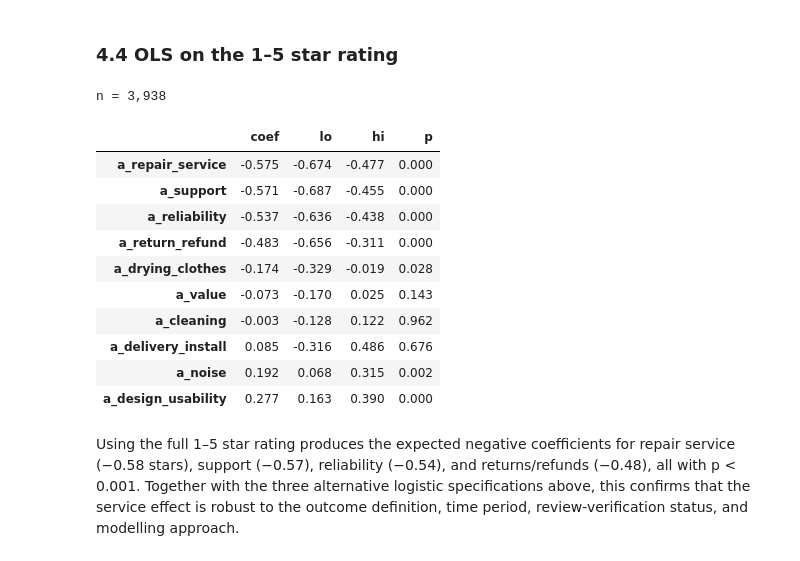
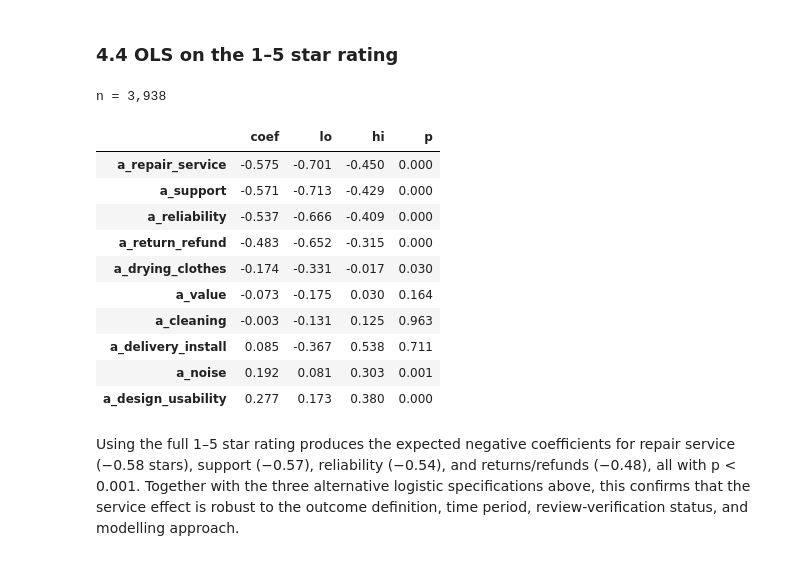
Before and after one commit to mfmatozza/marketing-project, a Jupyter notebook: 03_model_priorities.ipynb, the cells around one changed output. Cells and saved outputs as stored; diff of their text form; code cells hidden in the pictures.

```diff
--- a/03_model_priorities.ipynb
+++ b/03_model_priorities.ipynb
@@ -207,29 +206,29 @@ Among verified purchases, reliability (OR 10.87), repair service (4.25), support
 # %%
 d_ols = d.copy()
 d_ols["verified"] = d_ols.verified_purchase.astype(int)
 f_ols = "review_rating ~ " + " + ".join(A) + " + C(brand, Treatment('LG')) + verified + C(year)"
-ols_fit = smf.ols(f_ols, data=d_ols).fit(cov_type="HC3")
+ols_fit = smf.ols(f_ols, data=d_ols).fit(cov_type="cluster", cov_kwds={"groups": pd.factorize(d_ols.product_id)[0]})
 ols_ci = ols_fit.conf_int().loc[A]
 ols_results = pd.DataFrame({
     "coef": ols_fit.params[A],
     "lo": ols_ci[0],
     "hi": ols_ci[1],
     "p": ols_fit.pvalues[A],
 }).round(3)
 print(f"n = {int(ols_fit.nobs):,}")
 ols_results.sort_values("coef")
 # %% [output]
 n = 3,938
 |  | coef | lo | hi | p |
-| a_repair_service | -0.575 | -0.674 | -0.477 | 0.000 |
-| a_support | -0.571 | -0.687 | -0.455 | 0.000 |
-| a_reliability | -0.537 | -0.636 | -0.438 | 0.000 |
-| a_return_refund | -0.483 | -0.656 | -0.311 | 0.000 |
-| a_drying_clothes | -0.174 | -0.329 | -0.019 | 0.028 |
-| a_value | -0.073 | -0.170 | 0.025 | 0.143 |
-| a_cleaning | -0.003 | -0.128 | 0.122 | 0.962 |
-| a_delivery_install | 0.085 | -0.316 | 0.486 | 0.676 |
-| a_noise | 0.192 | 0.068 | 0.315 | 0.002 |
-| a_design_usability | 0.277 | 0.163 | 0.390 | 0.000 |
+| a_repair_service | -0.575 | -0.701 | -0.450 | 0.000 |
+| a_support | -0.571 | -0.713 | -0.429 | 0.000 |
+| a_reliability | -0.537 | -0.666 | -0.409 | 0.000 |
+| a_return_refund | -0.483 | -0.652 | -0.315 | 0.000 |
+| a_drying_clothes | -0.174 | -0.331 | -0.017 | 0.030 |
+| a_value | -0.073 | -0.175 | 0.030 | 0.164 |
+| a_cleaning | -0.003 | -0.131 | 0.125 | 0.963 |
+| a_delivery_install | 0.085 | -0.367 | 0.538 | 0.711 |
+| a_noise | 0.192 | 0.081 | 0.303 | 0.001 |
+| a_design_usability | 0.277 | 0.173 | 0.380 | 0.000 |
 # %% [markdown]
 Using the full 1–5 star rating produces the expected negative coefficients for repair service (−0.58 stars), support (−0.57), reliability (−0.54), and returns/refunds (−0.48), all with p < 0.001. Together with the three alternative logistic specifications above, this confirms that the service effect is robust to the outcome definition, time period, review-verification status, and modelling approach.
```
Also changed, not shown: parts of 9 cells of this notebook, 2 other files.
